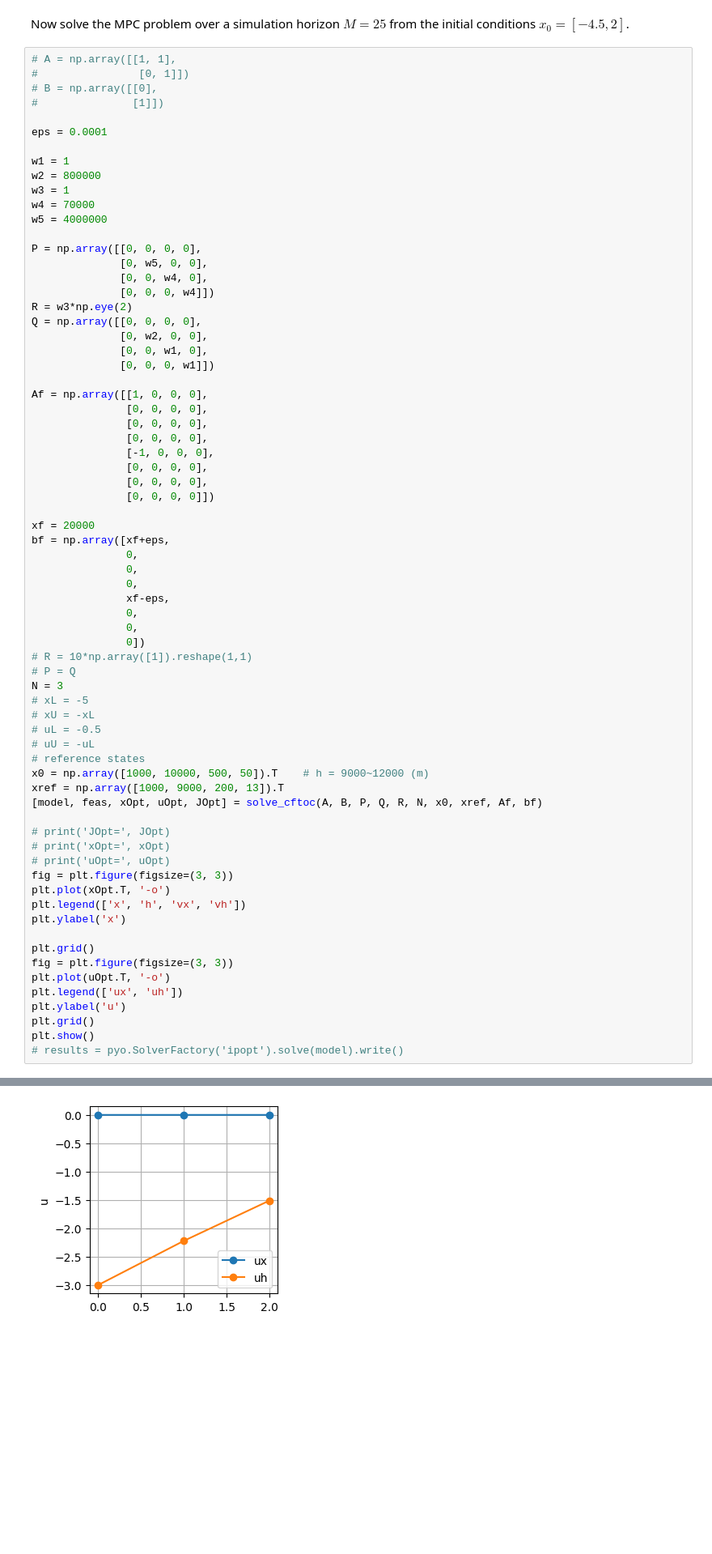
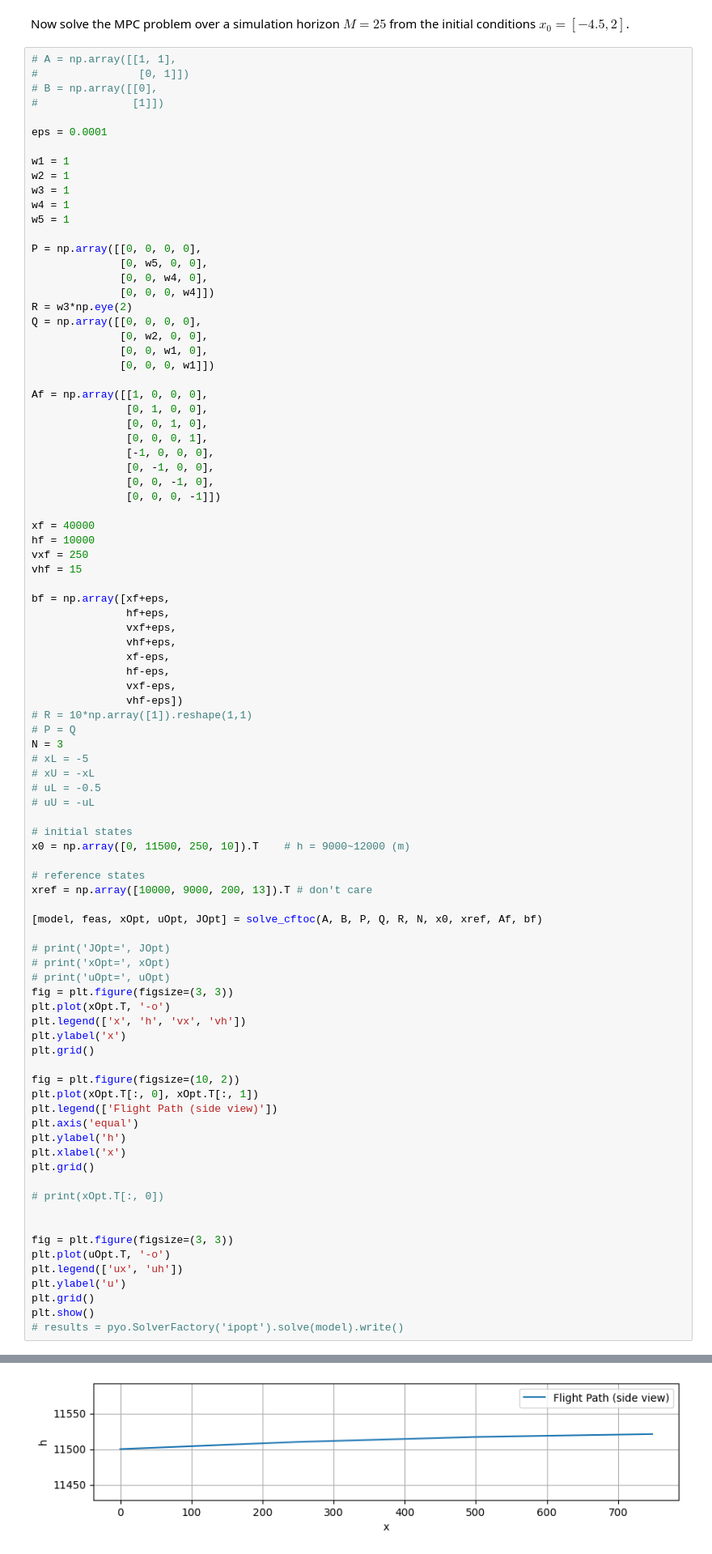
Before and after one commit to waynechu1109/ME-C231A-Final-Project, a Jupyter notebook: ME_C231A_Final_Project.ipynb, the cells around one changed output, grey strips where cells are left out. Shown: that part at 81% size. Saved outputs shown, nothing was run; the diff lists cells and outputs as text; blank space fills up the shorter version.

Commit message:
remove xref and terminal constraints

```diff
--- a/ME_C231A_Final_Project.ipynb
+++ b/ME_C231A_Final_Project.ipynb
@@ -352,10 +316,10 @@ Now solve the MPC problem over a simulation horizon $M=25$ from the initial cond
 eps = 0.0001
 
 w1 = 1
-w2 = 800000
+w2 = 1
 w3 = 1
-w4 = 70000
-w5 = 4000000
+w4 = 1
+w5 = 1
 
 P = np.array([[0, 0, 0, 0],
               [0, w5, 0, 0],
@@ -368,23 +332,27 @@ Q = np.array([[0, 0, 0, 0],
               [0, 0, 0, w1]])
 
 Af = np.array([[1, 0, 0, 0],
-               [0, 0, 0, 0],
-               [0, 0, 0, 0],
-               [0, 0, 0, 0],
+               [0, 1, 0, 0],
+               [0, 0, 1, 0],
+               [0, 0, 0, 1],
                [-1, 0, 0, 0],
-               [0, 0, 0, 0],
-               [0, 0, 0, 0],
-               [0, 0, 0, 0]])
+               [0, -1, 0, 0],
+               [0, 0, -1, 0],
+               [0, 0, 0, -1]])
 
-xf = 20000
+xf = 40000
+hf = 10000
+vxf = 250
+vhf = 15
+
 bf = np.array([xf+eps,
-               0,
-               0,
-               0,
+               hf+eps,
+               vxf+eps,
+               vhf+eps,
                xf-eps,
-               0,
-               0,
-               0])
+               hf-eps,
+               vxf-eps,
+               vhf-eps])
 # R = 10*np.array([1]).reshape(1,1)
 # P = Q
 N = 3
@@ -392,9 +360,13 @@ N = 3
 # xU = -xL
 # uL = -0.5
 # uU = -uL
+
+# initial states
+x0 = np.array([0, 11500, 250, 10]).T    # h = 9000~12000 (m)
+
 # reference states
-x0 = np.array([1000, 10000, 500, 50]).T    # h = 9000~12000 (m)
-xref = np.array([1000, 9000, 200, 13]).T
+xref = np.array([10000, 9000, 200, 13]).T # don't care
+
 [model, feas, xOpt, uOpt, JOpt] = solve_cftoc(A, B, P, Q, R, N, x0, xref, Af, bf)
 
 # print('JOpt=', JOpt)
@@ -404,8 +376,19 @@ fig = plt.figure(figsize=(3, 3))
 plt.plot(xOpt.T, '-o')
 plt.legend(['x', 'h', 'vx', 'vh'])
 plt.ylabel('x')
+plt.grid()
 
+fig = plt.figure(figsize=(10, 2))
+plt.plot(xOpt.T[:, 0], xOpt.T[:, 1])
+plt.legend(['Flight Path (side view)'])
+plt.axis('equal')
+plt.ylabel('h')
+plt.xlabel('x')
 plt.grid()
+
+# print(xOpt.T[:, 0])
+
+
 fig = plt.figure(figsize=(3, 3))
 plt.plot(uOpt.T, '-o')
 plt.legend(['ux', 'uh'])
@@ -421 +401 @@ WARNING:pyomo.core:Loading a SolverResults object with a warning status into mod
-[figure, old version]
+[figure, new version]
```
Also changed, not shown: parts of 3 cells of this notebook.
